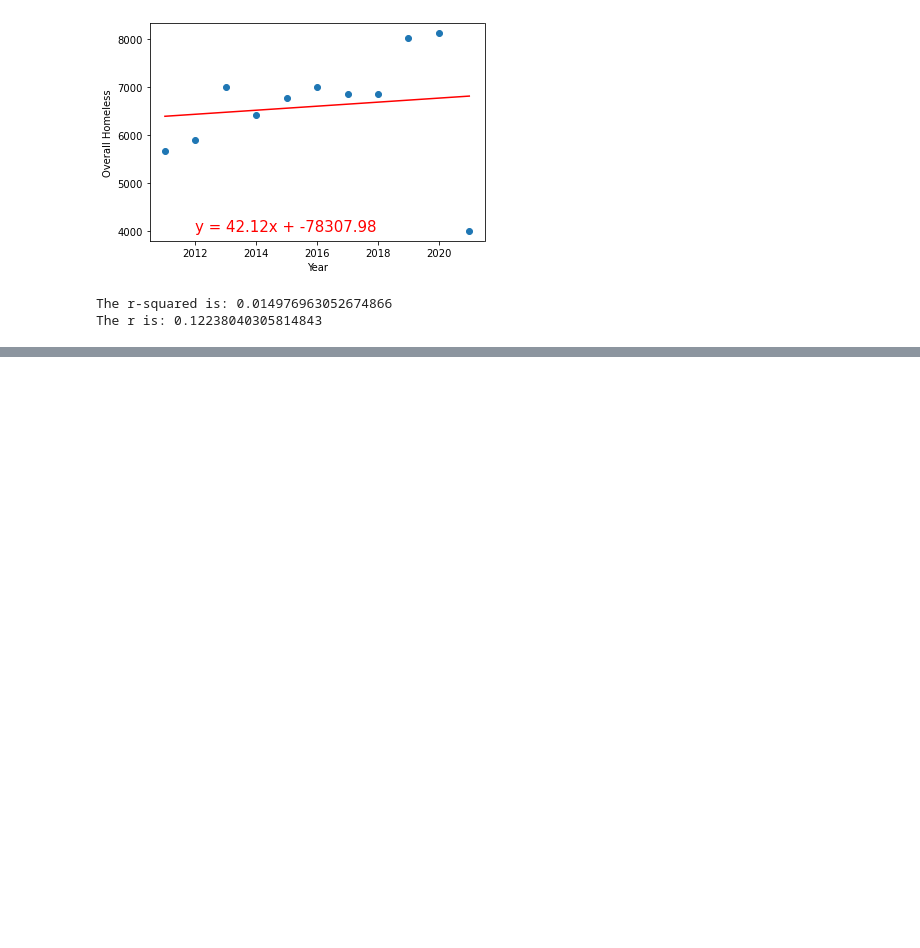
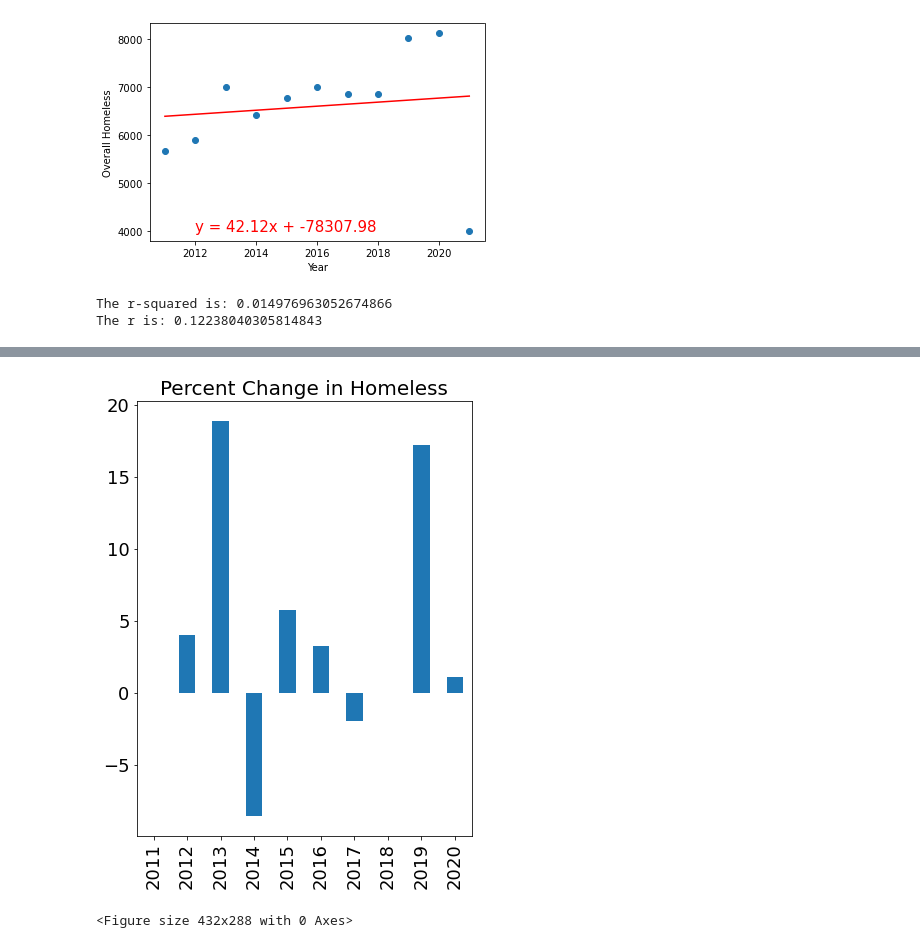
Before and after one commit to scbigler/Project1, a Jupyter notebook: Shelter_year.ipynb, the cells around one changed output, grey strips where cells are left out. Drawn from its saved outputs; the diff is of its cells as text; code cells hidden in the pictures; blank space fills up the shorter version.

```diff
--- a/Shelter_year.ipynb
+++ b/Shelter_year.ipynb
@@ -151,0 +168,15 @@ plt.scatter(combine.columns.astype('int'), combine.iloc[1], marker = "o", faceco
+# %%
+oah2.plot(kind="bar", figsize=(6,8))
+
+# Set a title for the chart
+plt.title("Percent Change in Homeless", fontdict={'fontsize':20})
+plt.tick_params(axis='x', labelsize=18)
+plt.tick_params(axis='y', labelsize=18)
+
+
+# Plot Overall Homeless Bar Chart
+plt.show()
+plt.tight_layout()
+# %% [output]
+[figure, added]
+<Figure size 432x288 with 0 Axes>
```
Also changed, not shown: parts of 8 cells of this notebook.
